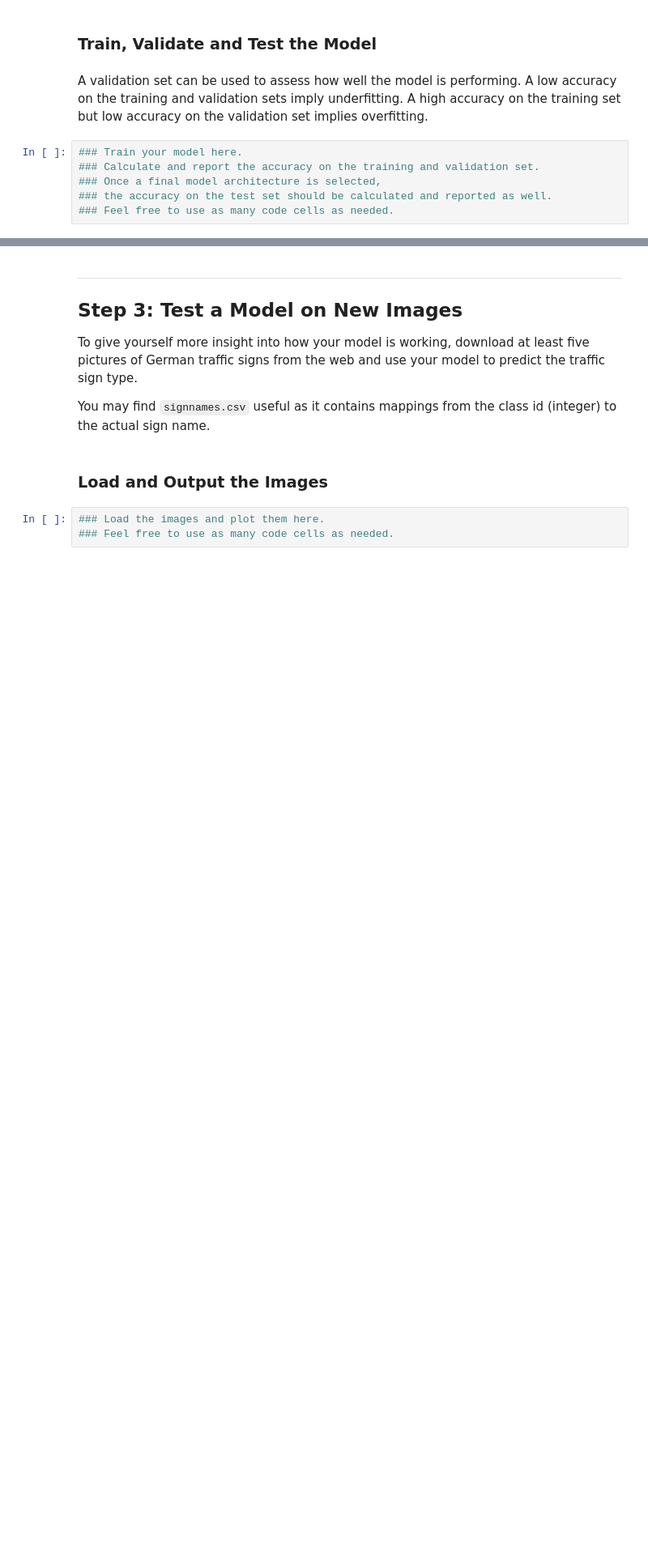
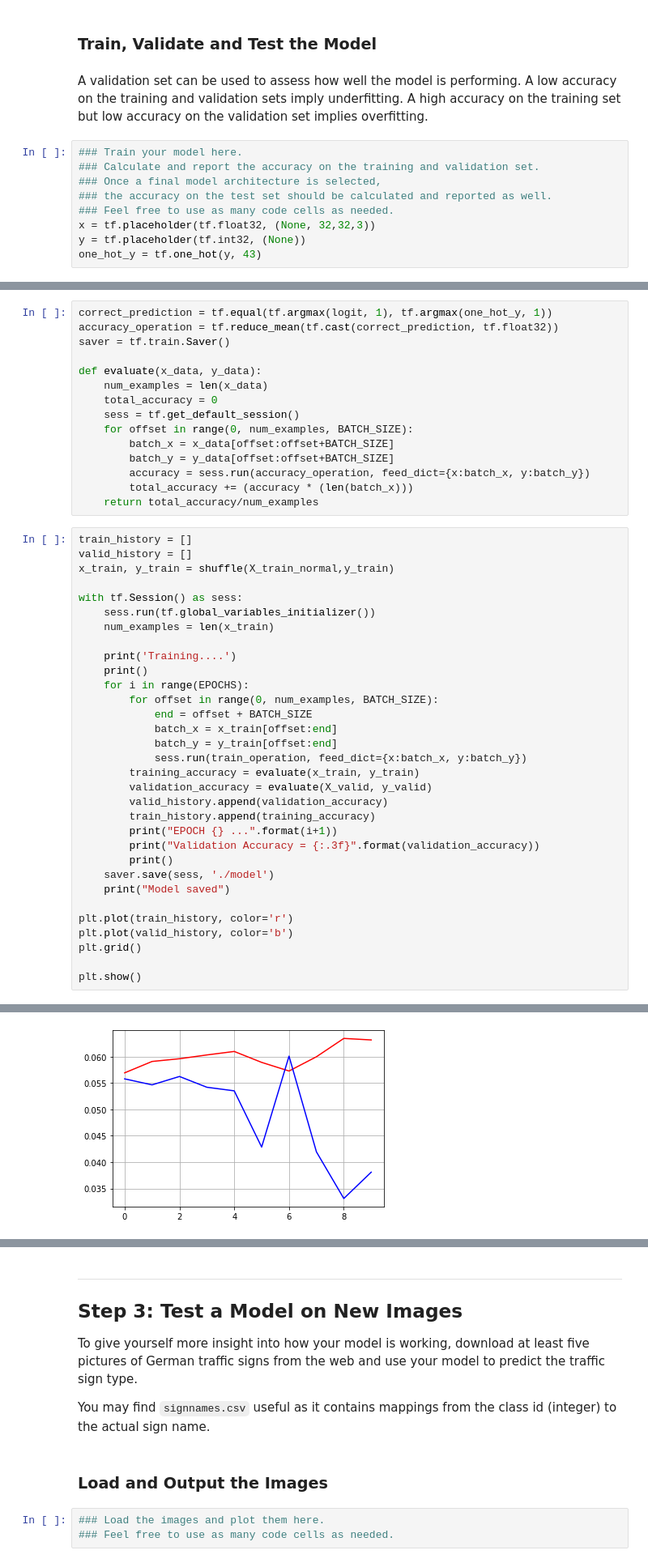
Before and after one commit to dengjianbo3/Self_driving_projects, a Jupyter notebook: P3-Traffic-Sign-Classifier/Traffic_Sign_Classifier.ipynb, the cells around one changed output, grey strips where cells are left out. Shown at 81% size. Drawn from its saved outputs; the diff is of its cells as text; blank space fills up the shorter version.

```diff
--- a/P3-Traffic-Sign-Classifier/Traffic_Sign_Classifier.ipynb
+++ b/P3-Traffic-Sign-Classifier/Traffic_Sign_Classifier.ipynb
@@ -279,3 +307,6 @@ sets imply underfitting. A high accuracy on the training set but low accuracy on
 ### Once a final model architecture is selected,
 ### the accuracy on the test set should be calculated and reported as well.
 ### Feel free to use as many code cells as needed.
+x = tf.placeholder(tf.float32, (None, 32,32,3))
+y = tf.placeholder(tf.int32, (None))
+one_hot_y = tf.one_hot(y, 43)
@@ -281,0 +335,48 @@ sets imply underfitting. A high accuracy on the training set but low accuracy on
+# %%
+correct_prediction = tf.equal(tf.argmax(logit, 1), tf.argmax(one_hot_y, 1))
+accuracy_operation = tf.reduce_mean(tf.cast(correct_prediction, tf.float32))
+saver = tf.train.Saver()
+
+def evaluate(x_data, y_data):
+    num_examples = len(x_data)
+    total_accuracy = 0
+    sess = tf.get_default_session()
+    for offset in range(0, num_examples, BATCH_SIZE):
+        batch_x = x_data[offset:offset+BATCH_SIZE]
+        batch_y = y_data[offset:offset+BATCH_SIZE]
+        accuracy = sess.run(accuracy_operation, feed_dict={x:batch_x, y:batch_y})
+        total_accuracy += (accuracy * (len(batch_x)))
+    return total_accuracy/num_examples
+# %%
+train_history = []
+valid_history = []
+x_train, y_train = shuffle(X_train_normal,y_train)
+
+with tf.Session() as sess:
+    sess.run(tf.global_variables_initializer())
+    num_examples = len(x_train)
+
+    print('Training....')
+    print()
+    for i in range(EPOCHS):
+        for offset in range(0, num_examples, BATCH_SIZE):
+            end = offset + BATCH_SIZE
+            batch_x = x_train[offset:end]
+            batch_y = y_train[offset:end]
+            sess.run(train_operation, feed_dict={x:batch_x, y:batch_y})
+        training_accuracy = evaluate(x_train, y_train)
+        validation_accuracy = evaluate(X_valid, y_valid)
+        valid_history.append(validation_accuracy)
+        train_history.append(training_accuracy)
+        print("EPOCH {} ...".format(i+1))
+        print("Validation Accuracy = {:.3f}".format(validation_accuracy))
+        print()
+    saver.save(sess, './model')
+    print("Model saved")
+
+plt.plot(train_history, color='r')
+plt.plot(valid_history, color='b')
+plt.grid()
+
+plt.show()
+# %% [output]
@@ -281,0 +389 @@ sets imply underfitting. A high accuracy on the training set but low accuracy on
+[figure, added]
```
Also changed, not shown: parts of 13 cells of this notebook.
